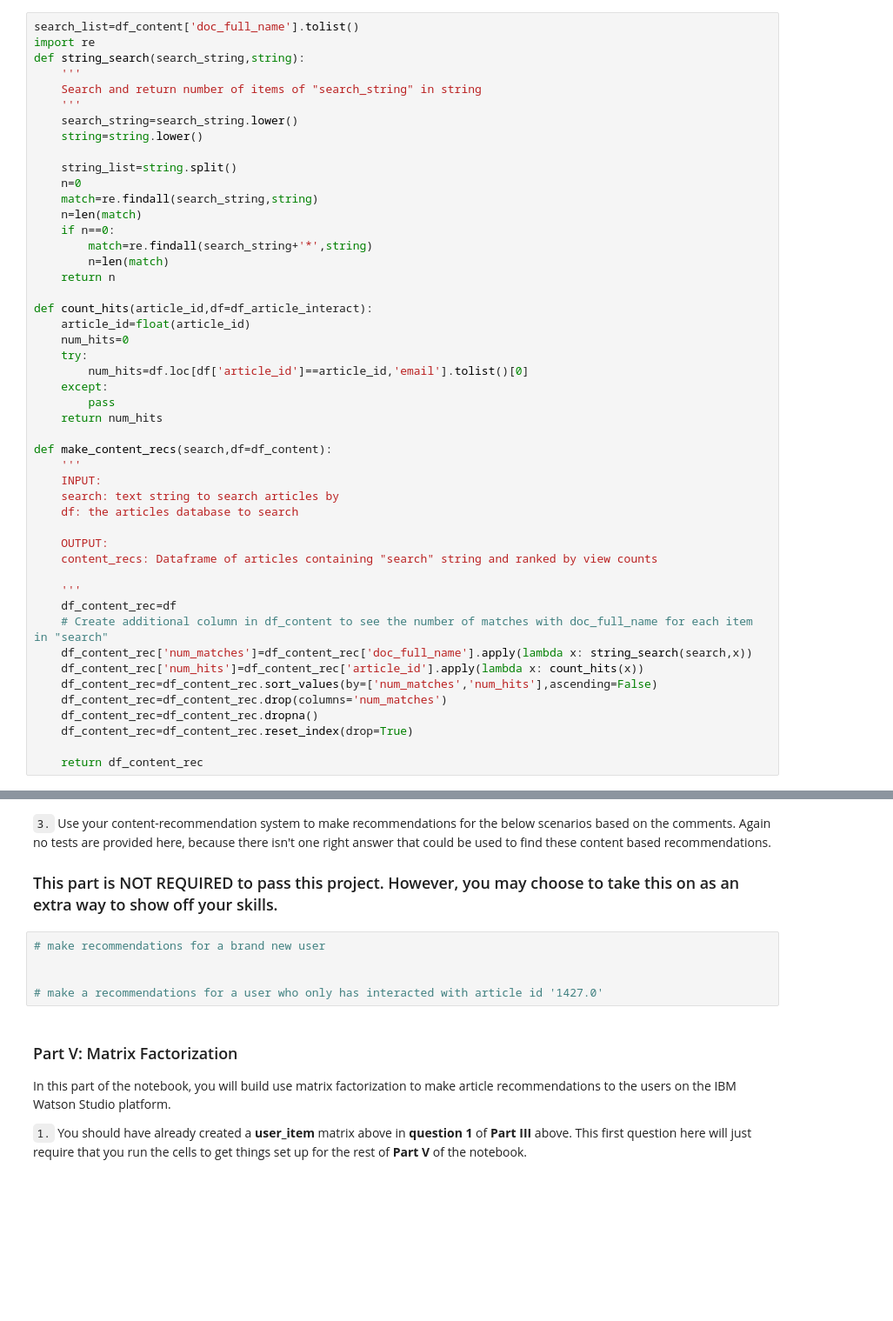
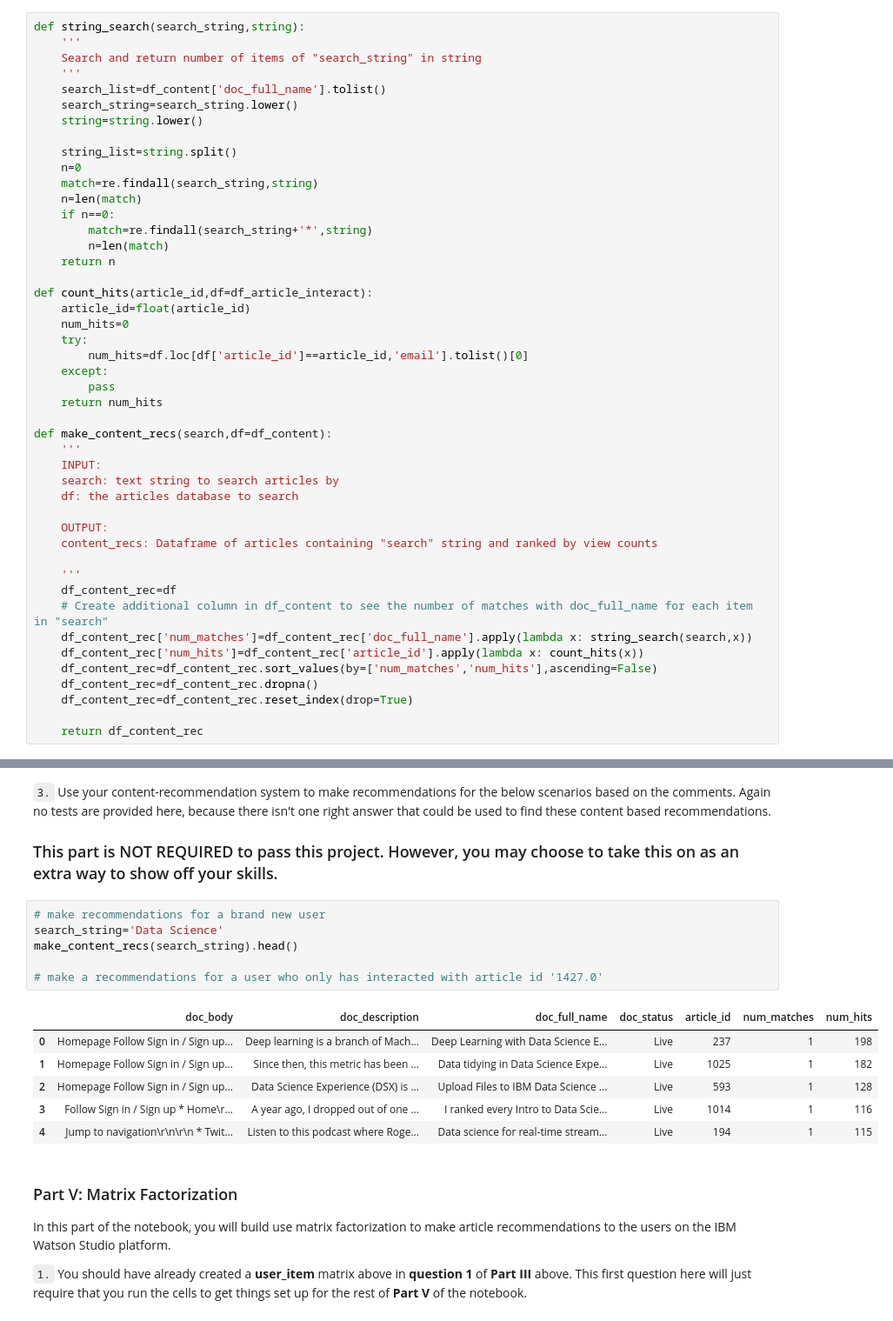
Before and after one commit to kgraghav/Recommendation-systems-udacity, a Jupyter notebook: Recommendations_with_IBM.ipynb, the cells around one changed output, grey strips where cells are left out. Shown at 87% size. Drawn from its saved outputs; the diff is of its cells as text; blank space fills up the shorter version.

Commit message:
Add files via upload
Completed SVD Q5

```diff
--- a/Recommendations_with_IBM.ipynb
+++ b/Recommendations_with_IBM.ipynb
@@ -646,12 +668,11 @@ Another method we might use to make recommendations is to perform a ranking of t
 
 ### This part is NOT REQUIRED to pass this project.  However, you may choose to take this on as an extra way to show off your skills.
 # %%
-search_list=df_content['doc_full_name'].tolist()
-import re
 def string_search(search_string,string):
     '''
     Search and return number of items of "search_string" in string
     '''
+    search_list=df_content['doc_full_name'].tolist()
     search_string=search_string.lower()
     string=string.lower()
 
@@ -688,7 +709,6 @@ def make_content_recs(search,df=df_content):
     df_content_rec['num_matches']=df_content_rec['doc_full_name'].apply(lambda x: string_search(search,x))
     df_content_rec['num_hits']=df_content_rec['article_id'].apply(lambda x: count_hits(x))
     df_content_rec=df_content_rec.sort_values(by=['num_matches','num_hits'],ascending=False)
-    df_content_rec=df_content_rec.drop(columns='num_matches')
     df_content_rec=df_content_rec.dropna()
     df_content_rec=df_content_rec.reset_index(drop=True)
 
@@ -705,9 +725,17 @@ def make_content_recs(search,df=df_content):
 ### This part is NOT REQUIRED to pass this project.  However, you may choose to take this on as an extra way to show off your skills.
 # %%
 # make recommendations for a brand new user
-
+search_string='Data Science'
+make_content_recs(search_string).head()
 
 # make a recommendations for a user who only has interacted with article id '1427.0'
+# %% [output]
+|  | doc_body | doc_description | doc_full_name | doc_status | article_id | num_matches | num_hits |
+| 0 | Homepage Follow Sign in / Sign up... | Deep learning is a branch of Mach... | Deep Learning with Data Science E... | Live | 237 | 1 | 198 |
+| 1 | Homepage Follow Sign in / Sign up... | Since then, this metric has been ... | Data tidying in Data Science Expe... | Live | 1025 | 1 | 182 |
+| 2 | Homepage Follow Sign in / Sign up... | Data Science Experience (DSX) is ... | Upload Files to IBM Data Science ... | Live | 593 | 1 | 128 |
+| 3 | Follow Sign in / Sign up * Home\r... | A year ago, I dropped out of one ... | I ranked every Intro to Data Scie... | Live | 1014 | 1 | 116 |
+| 4 | Jump to navigation\r\n\r\n * Twit... | Listen to this podcast where Roge... | Data science for real-time stream... | Live | 194 | 1 | 115 |
 # %% [markdown]
 ### <a class="anchor" id="Matrix-Fact">Part V: Matrix Factorization</a>
 
```
Also changed, not shown: parts of 17 cells of this notebook.
